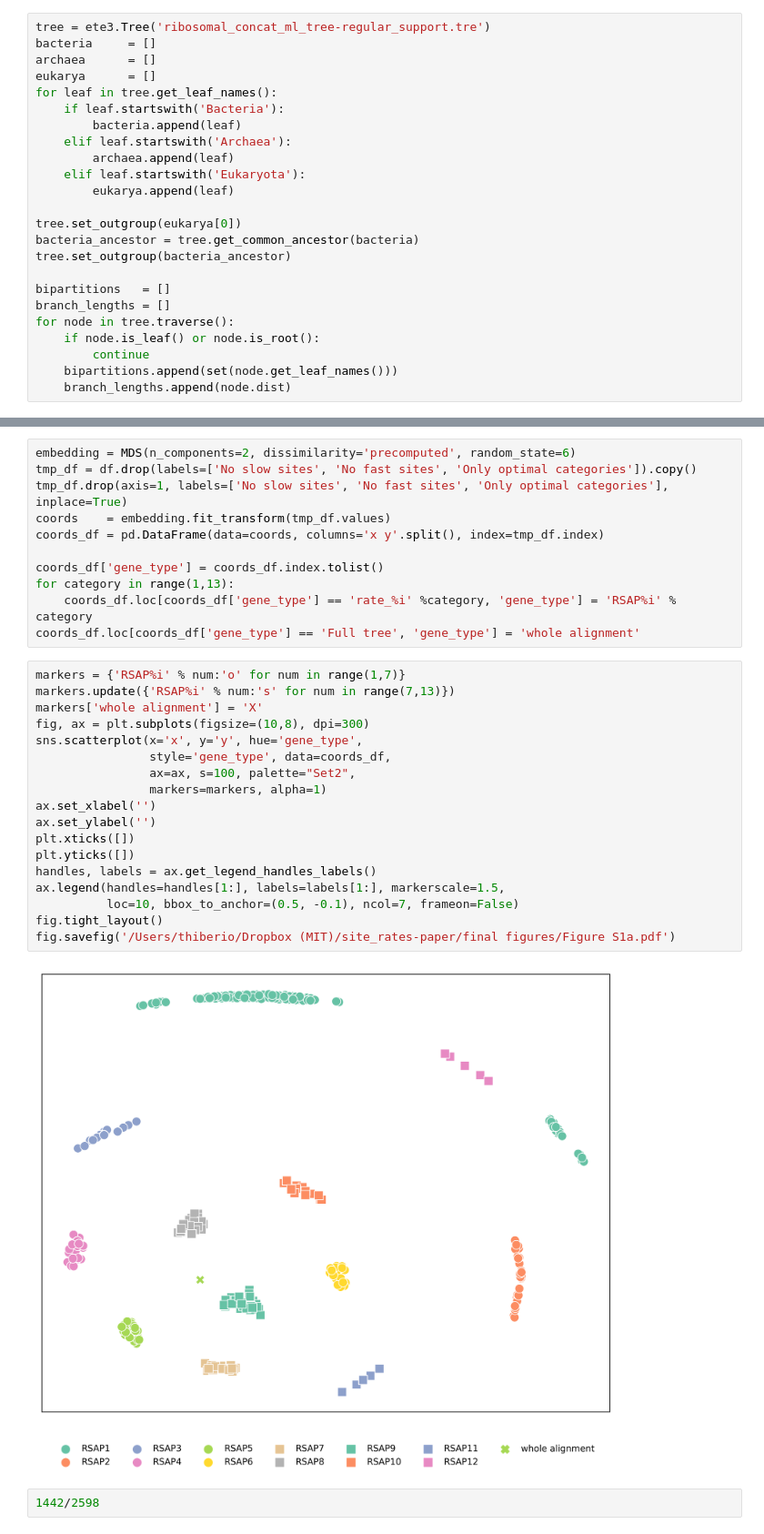
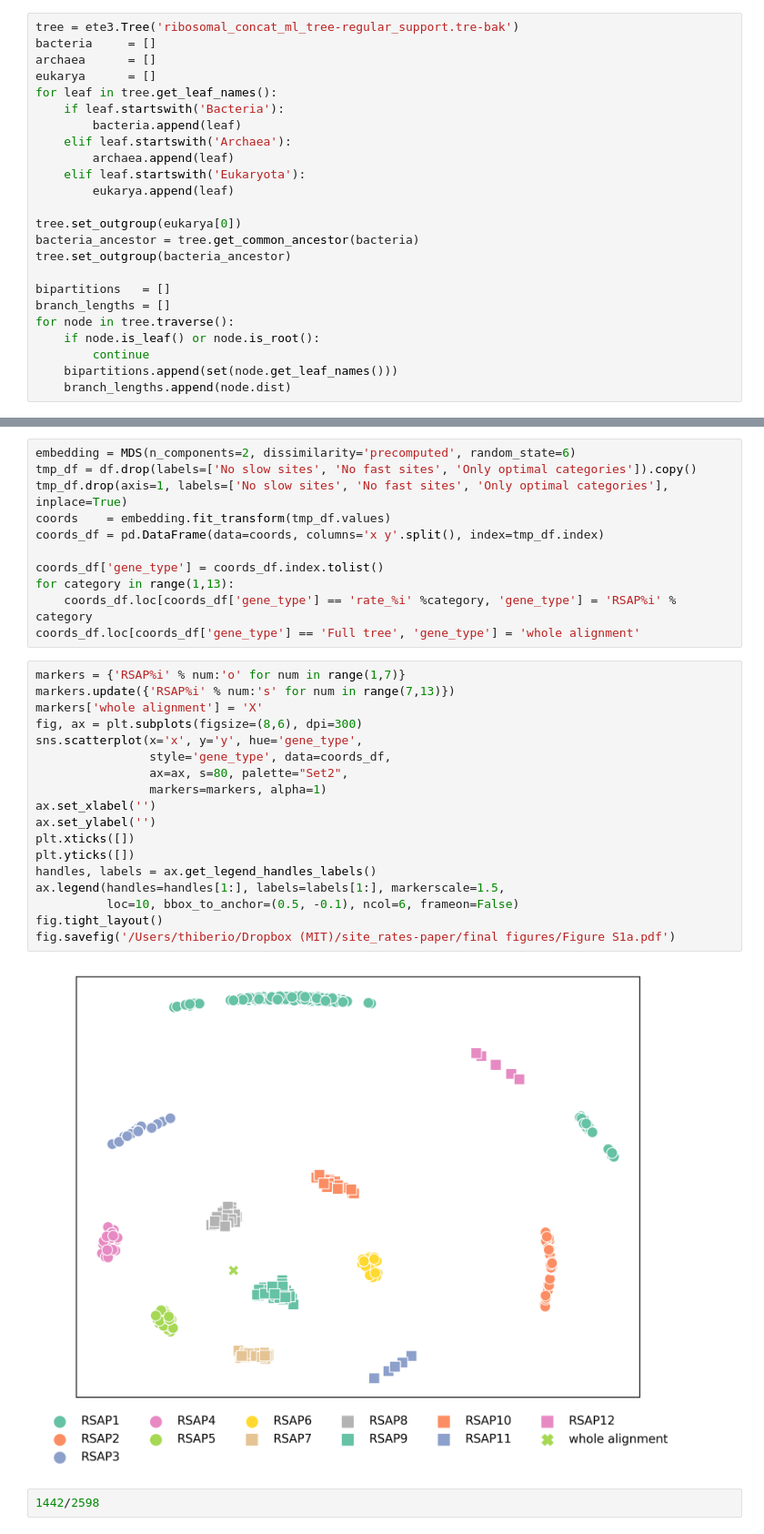
Before and after one commit to lthiberiol/jupyter_notebooks, a Jupyter notebook: site_rate/tree_cloud-hug.ipynb, the cells around one changed output, grey strips where cells are left out. Shown at 91% size. Drawn from its saved outputs; the diff is of its cells as text.

```diff
--- a/site_rate/tree_cloud-hug.ipynb
+++ b/site_rate/tree_cloud-hug.ipynb
@@ -27,7 +27,7 @@ init_notebook_mode(connected=True)
 # %% [output]
 /work/site_rate/hug_et_al
 # %%
-tree = ete3.Tree('ribosomal_concat_ml_tree-regular_support.tre')
+tree = ete3.Tree('ribosomal_concat_ml_tree-regular_support.tre-bak')
 bacteria     = []
 archaea      = []
 eukarya      = []
@@ -356,23 +274,23 @@ coords_df.loc[coords_df['gene_type'] == 'Full tree', 'gene_type'] = 'whole align
 # %%
 markers = {'RSAP%i' % num:'o' for num in range(1,7)}
 markers.update({'RSAP%i' % num:'s' for num in range(7,13)})
 markers['whole alignment'] = 'X'
-fig, ax = plt.subplots(figsize=(10,8), dpi=300)
+fig, ax = plt.subplots(figsize=(8,6), dpi=300)
 sns.scatterplot(x='x', y='y', hue='gene_type',
                 style='gene_type', data=coords_df,
-                ax=ax, s=100, palette="Set2",
+                ax=ax, s=80, palette="Set2",
                 markers=markers, alpha=1)
 ax.set_xlabel('')
 ax.set_ylabel('')
 plt.xticks([])
 plt.yticks([])
 handles, labels = ax.get_legend_handles_labels()
 ax.legend(handles=handles[1:], labels=labels[1:], markerscale=1.5,
-          loc=10, bbox_to_anchor=(0.5, -0.1), ncol=7, frameon=False)
+          loc=10, bbox_to_anchor=(0.5, -0.1), ncol=6, frameon=False)
 fig.tight_layout()
 fig.savefig('/Users/thiberio/Dropbox (MIT)/site_rates-paper/final figures/Figure S1a.pdf')
 # %% [output]
-[figure, old version]
+[figure, new version]
 # %%
 1442/2598
 # %% [output]
```
Also changed, not shown: parts of 15 cells of this notebook, 15 other files.
